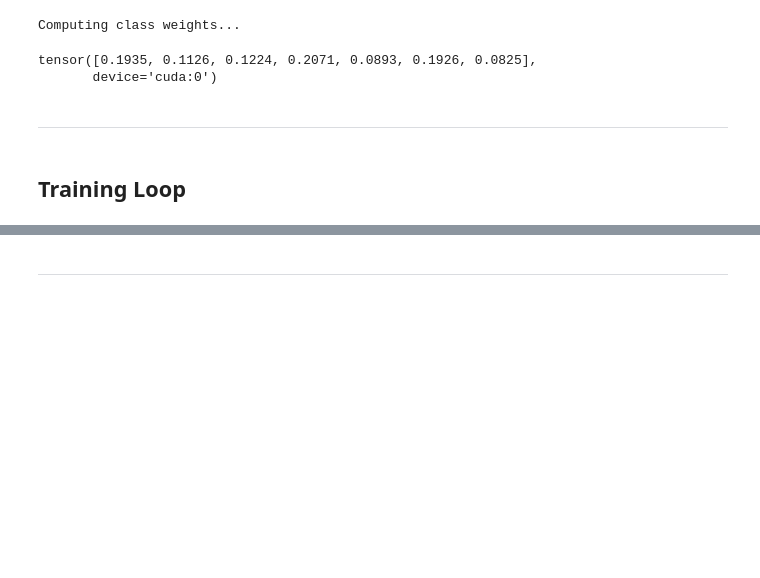
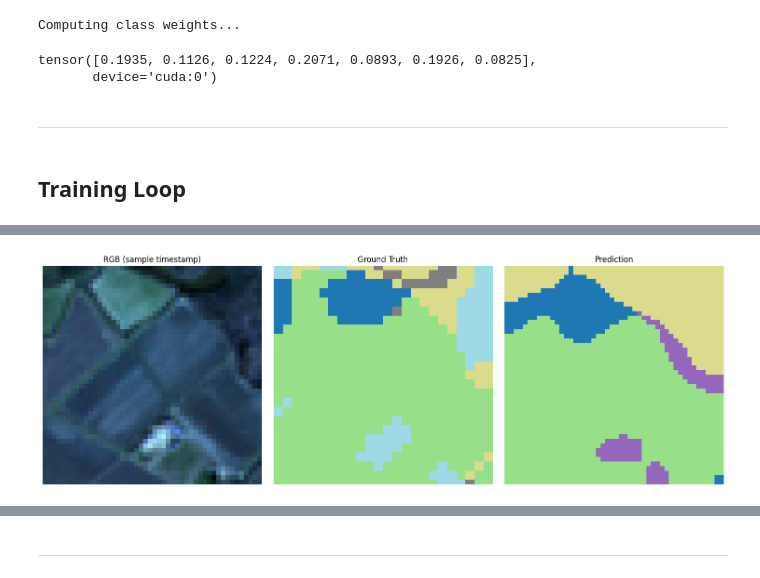
Before and after one commit to Abdul-Rehman-Tahir01/TUKL-25, a Jupyter notebook: 3D CNN on Sentinel-2 using Seasonal Approach.ipynb, the cells around one changed output, grey strips where cells are left out. Cells and saved outputs as stored; diff of their text form; code cells hidden in the pictures; blank space fills up the shorter version.

```diff
--- a/3D CNN on Sentinel-2 using Seasonal Approach.ipynb
+++ b/3D CNN on Sentinel-2 using Seasonal Approach.ipynb
@@ -588,0 +556,51 @@ visualize_predictions(model, ds, tile_index=10)
+# %%
+def visualize_predictions(model, dataset, tile_index, timestep_for_rgb=-1, ignore_index=255):
+    """
+    Visualizes RGB, ground truth, and predicted mask for a tile.
+    Assumes model outputs (NUM_CLASSES, H, W) and GT mask is (H, W).
+    """
+    model.eval()
+    img, seasonal_masks, gt_mask = dataset[tile_index]  # img: (T, C, H, W), gt_mask: (H, W)
+    T, C, H, W = img.shape
+
+    # Use last timestamp or center for RGB
+    t = timestep_for_rgb if timestep_for_rgb >= 0 else T // 2
+    rgb = img[t, :3].permute(1, 2, 0).cpu().numpy()  # (H, W, 3)
+    rgb = (rgb - rgb.min()) / (rgb.max() - rgb.min() + 1e-8)
+
+    # Model inference
+    x = img.permute(1, 0, 2, 3).unsqueeze(0).to(DEVICE)  # (1, C, T, H, W)
+    with torch.no_grad():
+        logits = model(x)  # (1, NUM_CLASSES, H, W)
+        pred_mask = logits.argmax(dim=1).squeeze(0).cpu().numpy()  # (H, W)
+
+    if isinstance(gt_mask, torch.Tensor):
+        gt_mask = gt_mask.cpu().numpy()
+
+    # Prepare visualization masks
+    NUM_CLASSES = logits.shape[1]
+    cmap = plt.get_cmap('tab20', NUM_CLASSES + 1)
+    colors = cmap.colors
+    colors = np.vstack([colors, [0.5, 0.5, 0.5, 1.0]])  # Gray for ignore
+    new_cmap = ListedColormap(colors)
+
+    gt_vis = np.where(gt_mask == ignore_index, NUM_CLASSES, gt_mask)
+    pred_vis = np.where(pred_mask == ignore_index, NUM_CLASSES, pred_mask)
+
+    # Plot
+    fig, axes = plt.subplots(1, 3, figsize=(15, 5))
+    titles = ['RGB (sample timestamp)', 'Ground Truth', 'Prediction']
+    images = [rgb, gt_vis, pred_vis]
+    cmaps = [None, new_cmap, new_cmap]
+
+    for ax, img, title, cmap in zip(axes, images, titles, cmaps):
+        im = ax.imshow(img, cmap=cmap, vmin=0 if cmap else None, vmax=NUM_CLASSES if cmap else None)
+        ax.set_title(title)
+        ax.axis('off')
+
+    plt.tight_layout()
+    plt.show()
+
+visualize_predictions(model, val_ds, tile_index=10)
+# %% [output]
+[figure, added]
```
Also changed, not shown: parts of 13 cells of this notebook.
